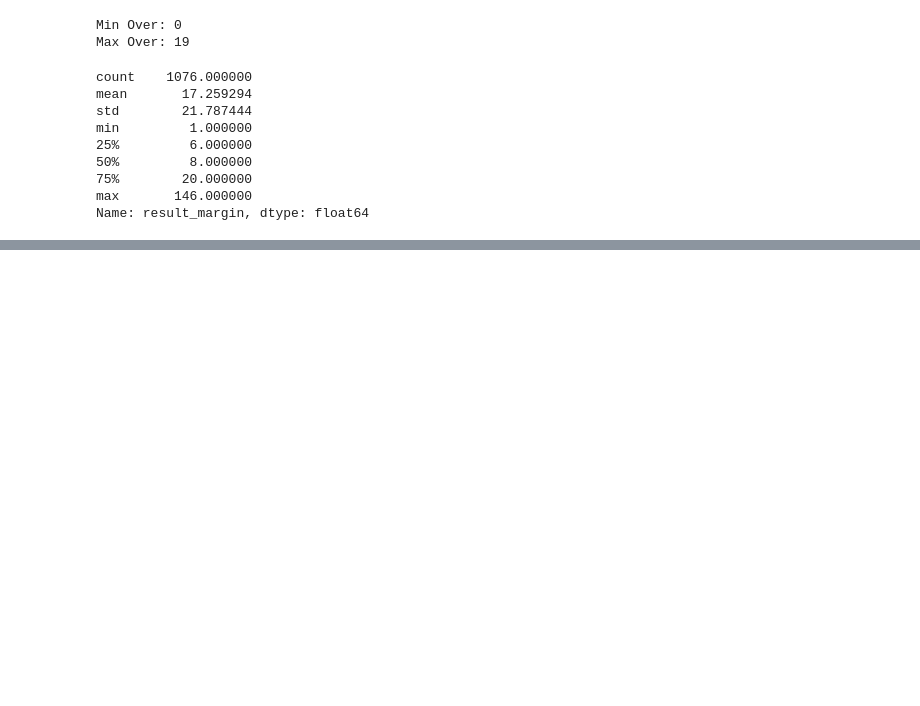
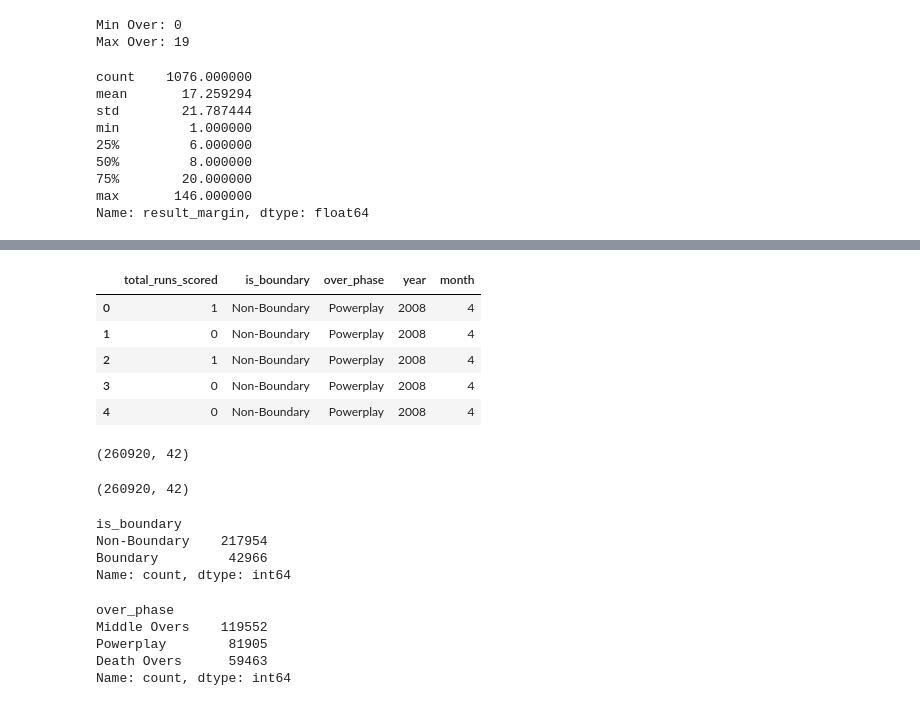
Before and after one commit to aryandhiman01/IPL-Match-Performance-Analysis, a Jupyter notebook: task.ipynb, the cells around one changed output, grey strips where cells are left out. Saved outputs shown, nothing was run; the diff lists cells and outputs as text; code cells hidden in the pictures; blank space fills up the shorter version.

```diff
--- a/task.ipynb
+++ b/task.ipynb
@@ -533,0 +606,7 @@ Name: result_margin, dtype: float64
+# %%
+# Boundary Classification
+ipl_df["is_boundary"] = np.where(
+    ipl_df["batsman_runs"] >= 4,
+    "Boundary",
+    "Non-Boundary"
+)
@@ -533,0 +686,5 @@ Name: result_margin, dtype: float64
+# %%
+# Date Conversion
+ipl_df["date"] = pd.to_datetime(
+    ipl_df["date"]
+)
@@ -533,0 +699,6 @@ Name: result_margin, dtype: float64
+# %%
+# Year Extraction
+ipl_df["year"] = (
+    ipl_df["date"]
+    .dt.year
+)
@@ -533,0 +710,6 @@ Name: result_margin, dtype: float64
+# %%
+# Month Extraction
+ipl_df["month"] = (
+    ipl_df["date"]
+    .dt.month
+)
@@ -533,0 +748,21 @@ Name: result_margin, dtype: float64
+# %%
+ipl_df[
+    [
+        "total_runs_scored",
+        "is_boundary",
+        "over_phase",
+        "year",
+        "month"
+    ]
+].head()
+# %% [output]
+|  | total_runs_scored | is_boundary | over_phase | year | month |
+| 0 | 1 | Non-Boundary | Powerplay | 2008 | 4 |
+| 1 | 0 | Non-Boundary | Powerplay | 2008 | 4 |
+| 2 | 1 | Non-Boundary | Powerplay | 2008 | 4 |
+| 3 | 0 | Non-Boundary | Powerplay | 2008 | 4 |
+| 4 | 0 | Non-Boundary | Powerplay | 2008 | 4 |
+# %%
+ipl_df.shape
+# %% [output]
+(260920, 42)
@@ -533,0 +781,19 @@ Name: result_margin, dtype: float64
+# %%
+ipl_df.shape
+# %% [output]
+(260920, 42)
+# %%
+ipl_df["is_boundary"].value_counts()
+# %% [output]
+is_boundary
+Non-Boundary    217954
+Boundary         42966
+Name: count, dtype: int64
+# %%
+ipl_df["over_phase"].value_counts()
+# %% [output]
+over_phase
+Middle Overs    119552
+Powerplay        81905
+Death Overs      59463
+Name: count, dtype: int64
```
Also changed, not shown: parts of 22 cells of this notebook.
